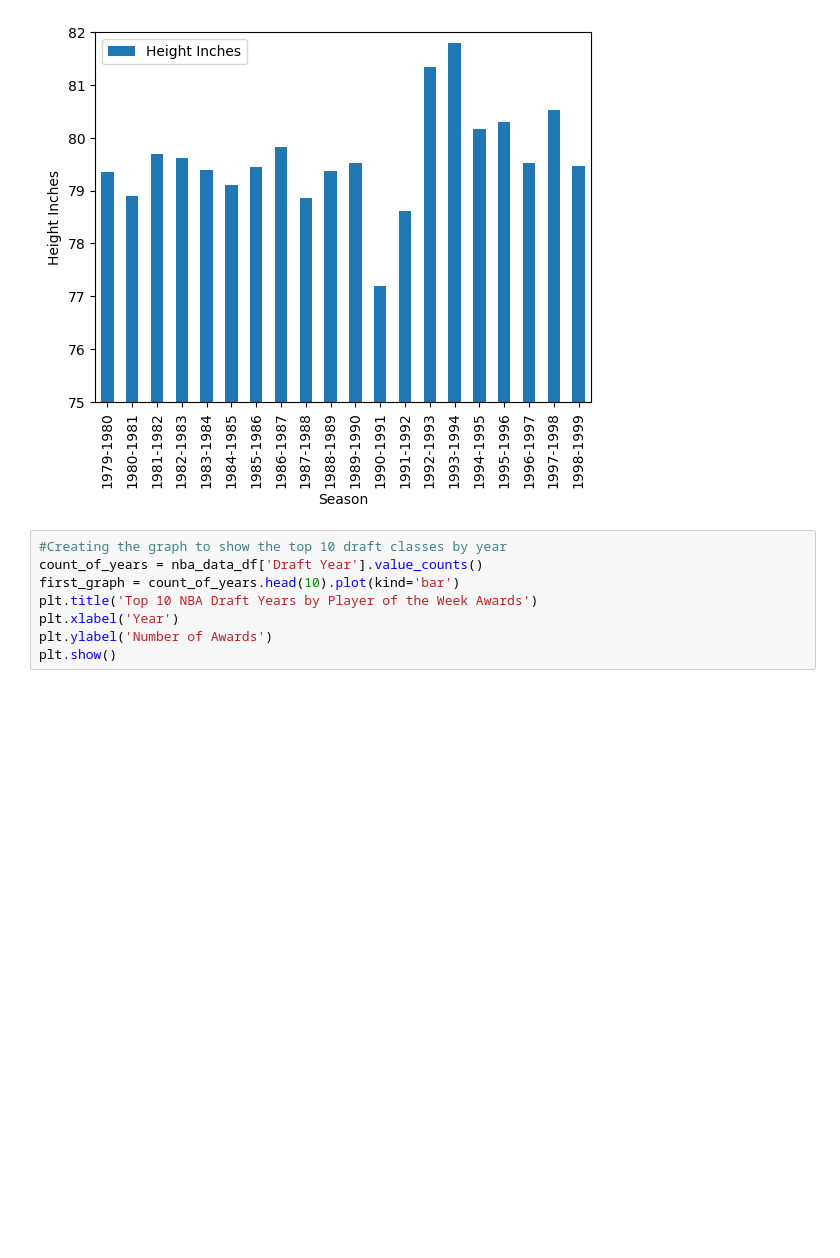
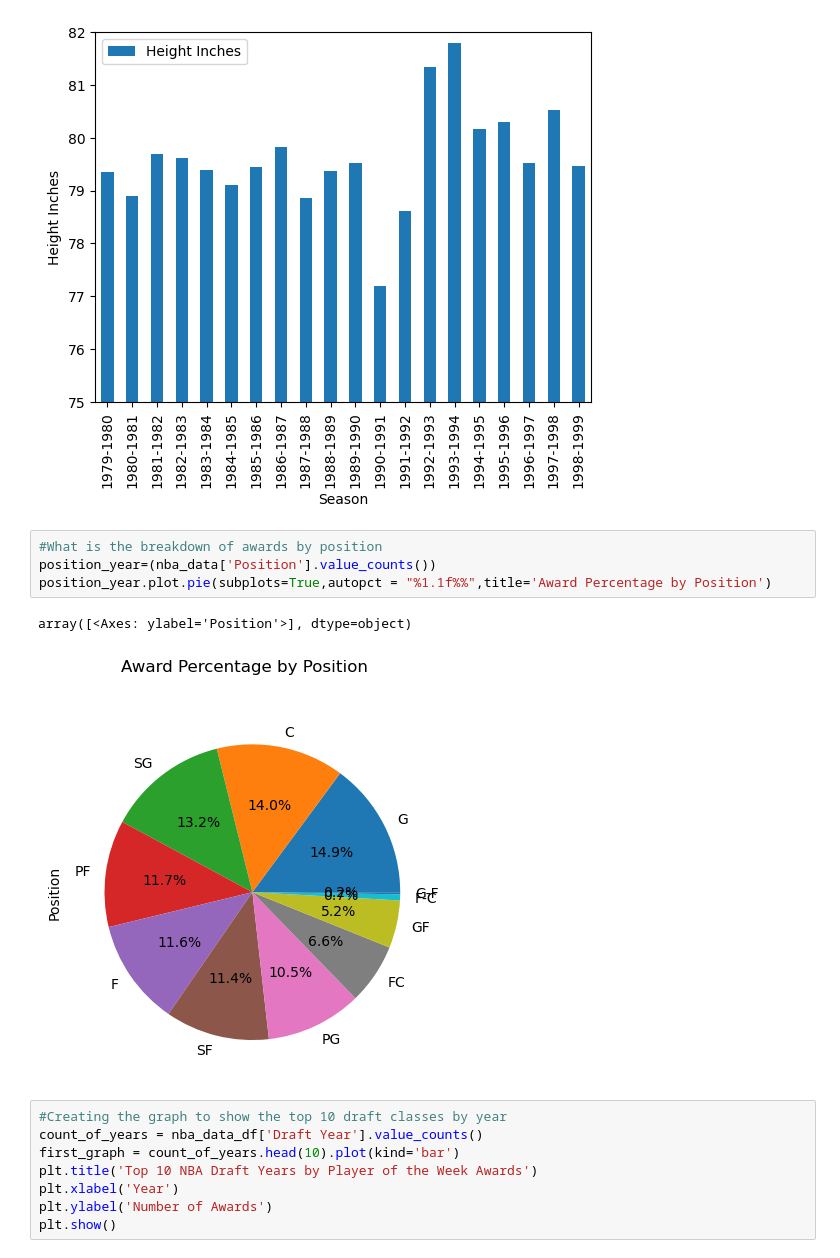
Before and after one commit to GabrelleaNorman/Project-One, a Jupyter notebook: NBA Analytics.ipynb, the cells around one changed output. Saved outputs shown, nothing was run; the diff lists cells and outputs as text; blank space fills up the shorter version.

```diff
--- a/NBA Analytics.ipynb
+++ b/NBA Analytics.ipynb
@@ -181,6 +181,13 @@ avgheight_year_inches.iloc[0:20].plot(kind='bar', ylim=(75,82),ylabel='Height In
 <matplotlib.legend.Legend at 0x...>
 [figure]
 [figure]
+# %%
+#What is the breakdown of awards by position
+position_year=(nba_data['Position'].value_counts())
+position_year.plot.pie(subplots=True,autopct = "%1.1f%%",title='Award Percentage by Position')
+# %% [output]
+array([<Axes: ylabel='Position'>], dtype=object)
+[figure, added]
 # %%
 #Creating the graph to show the top 10 draft classes by year
 count_of_years = nba_data_df['Draft Year'].value_counts()
```
